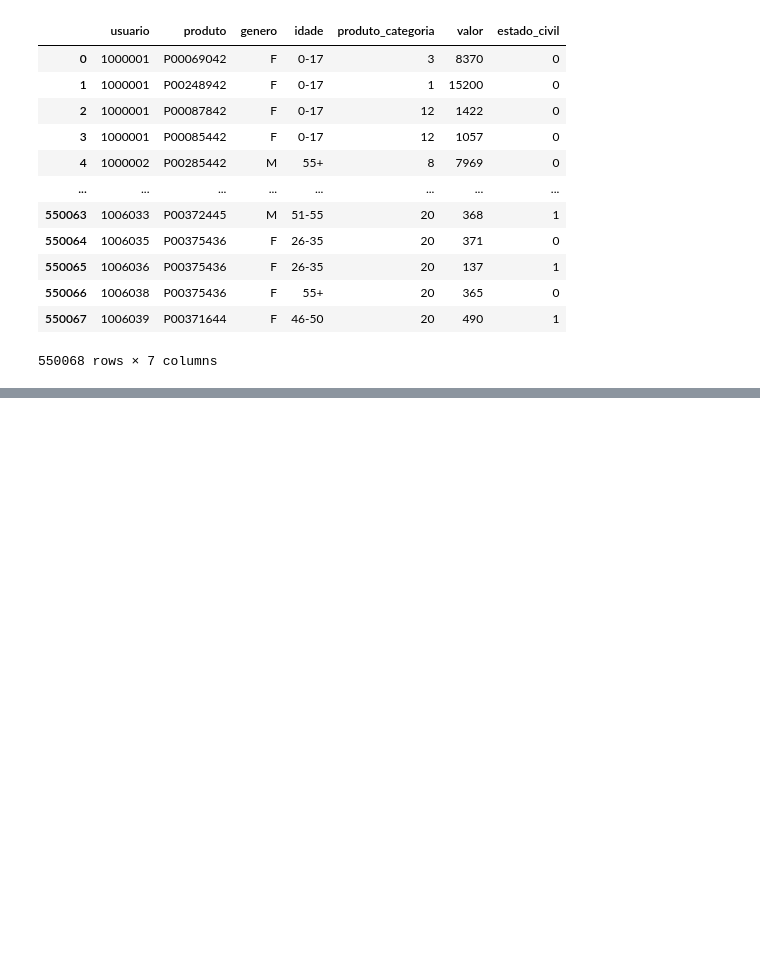
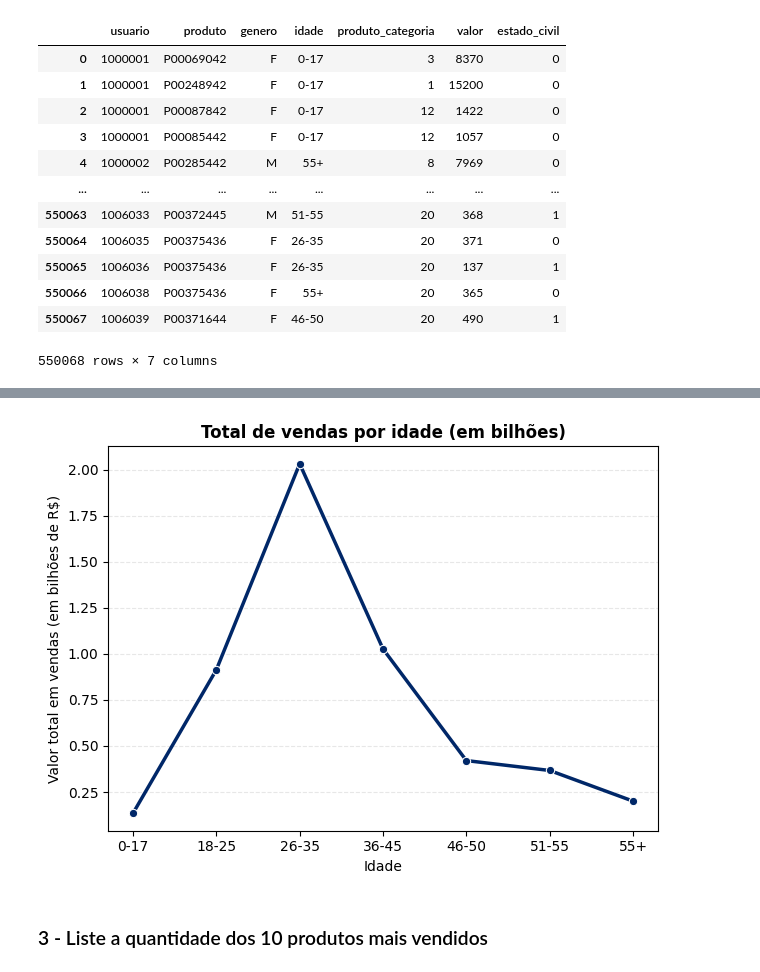
Before and after one commit to kajinmo/eda-black-friday, a Jupyter notebook: code/case.ipynb, the cells around one changed output, grey strips where cells are left out. Saved outputs shown, nothing was run; the diff lists cells and outputs as text; code cells hidden in the pictures; blank space fills up the shorter version.

```diff
--- a/code/case.ipynb
+++ b/code/case.ipynb
@@ -163,0 +344,11 @@ Análise por gênero
+# %%
+total_vendas_por_idade = (
+    df.groupby('idade', observed=True)['valor']
+    .sum()
+    .reset_index()
+    .rename(columns={'valor': 'total_vendas'})
+    .sort_values('total_vendas', ascending=False)
+)
+
+total_vendas_por_idade['valor_total_bilhoes'] = total_vendas_por_idade['total_vendas'] / 1_000_000_000
+total_vendas_por_idade
@@ -163,0 +364,14 @@ Análise por gênero
+# %%
+# Gráfico de linha
+PlotUtils.line_plot(
+    data=total_vendas_por_idade,
+    x='idade',
+    y='valor_total_bilhoes',
+    title='Total de vendas por idade (em bilhões)',
+    xlabel='Idade',
+    ylabel='Valor total em vendas (em bilhões de R$)'
+)
+# %% [output]
+[figure, added]
+# %% [markdown]
+### 3 - Liste a quantidade dos 10 produtos mais vendidos
```
Also changed, not shown: parts of 81 cells of this notebook, 1 other file.
